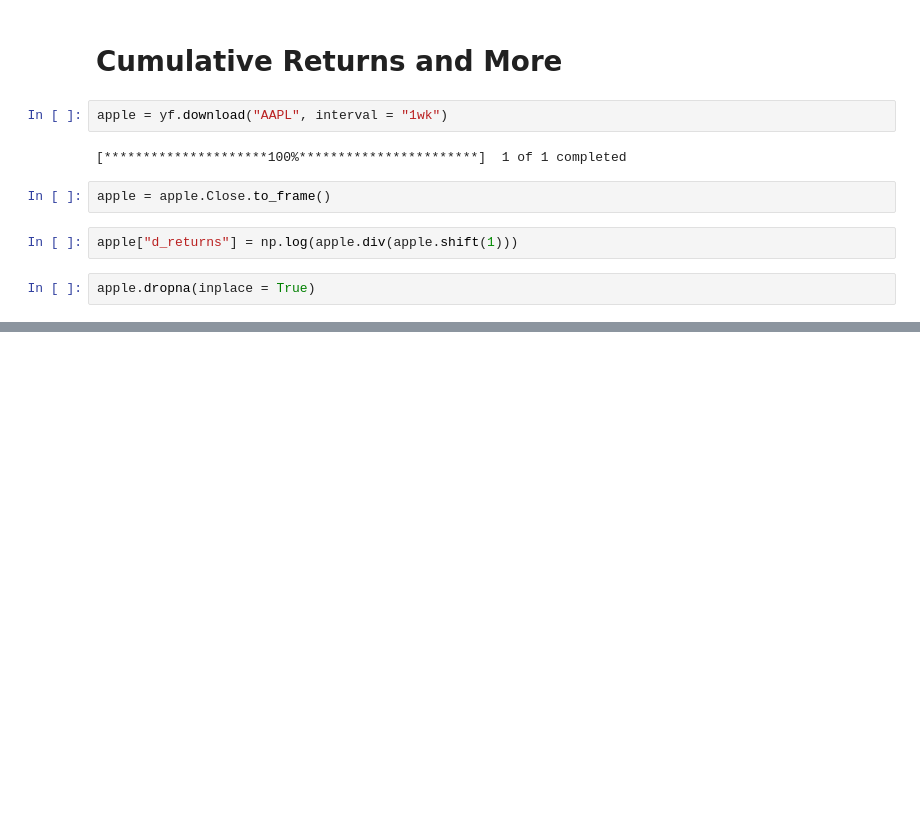
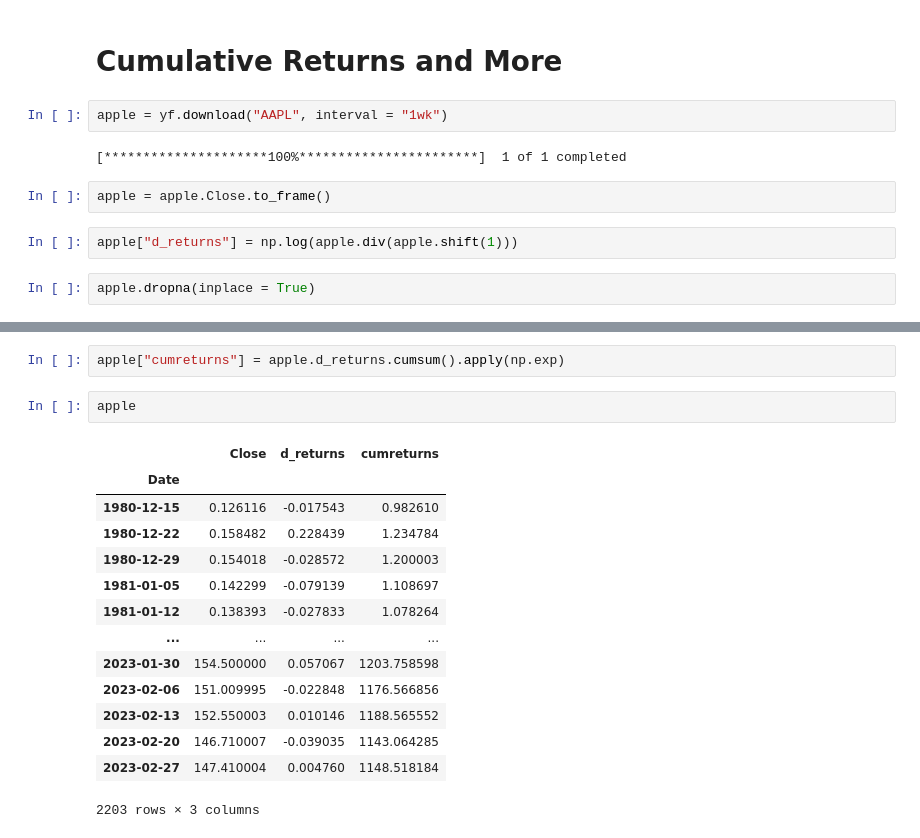
Before and after one commit to UditKarth/Quant, a Jupyter notebook: Algorithmic Trading Python.ipynb, the cells around one changed output, grey strips where cells are left out. Cells and saved outputs as stored; diff of their text form; blank space fills up the shorter version.

Commit message:
Cumulative Returns Method

```diff
--- a/Algorithmic Trading Python.ipynb
+++ b/Algorithmic Trading Python.ipynb
@@ -900,0 +901,19 @@ np.exp(apple.d_returns.sum())
+# %%
+apple["cumreturns"] = apple.d_returns.cumsum().apply(np.exp)
+# %%
+apple
+# %% [output]
+|  | Close | d_returns | cumreturns |
+| Date |  |  |  |
+| 1980-12-15 | 0.126116 | -0.017543 | 0.982610 |
+| 1980-12-22 | 0.158482 | 0.228439 | 1.234784 |
+| 1980-12-29 | 0.154018 | -0.028572 | 1.200003 |
+| 1981-01-05 | 0.142299 | -0.079139 | 1.108697 |
+| 1981-01-12 | 0.138393 | -0.027833 | 1.078264 |
+| ... | ... | ... | ... |
+| 2023-01-30 | 154.500000 | 0.057067 | 1203.758598 |
+| 2023-02-06 | 151.009995 | -0.022848 | 1176.566856 |
+| 2023-02-13 | 152.550003 | 0.010146 | 1188.565552 |
+| 2023-02-20 | 146.710007 | -0.039035 | 1143.064285 |
+| 2023-02-27 | 147.410004 | 0.004760 | 1148.518184 |
+2203 rows × 3 columns
```
Also changed, not shown: parts of 17 cells of this notebook.
